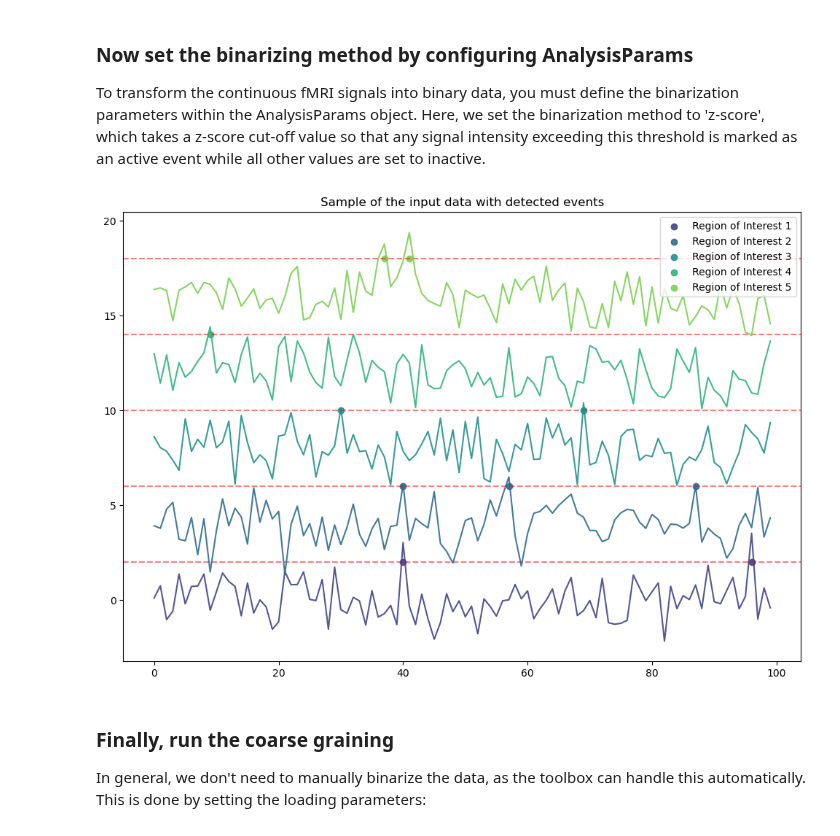
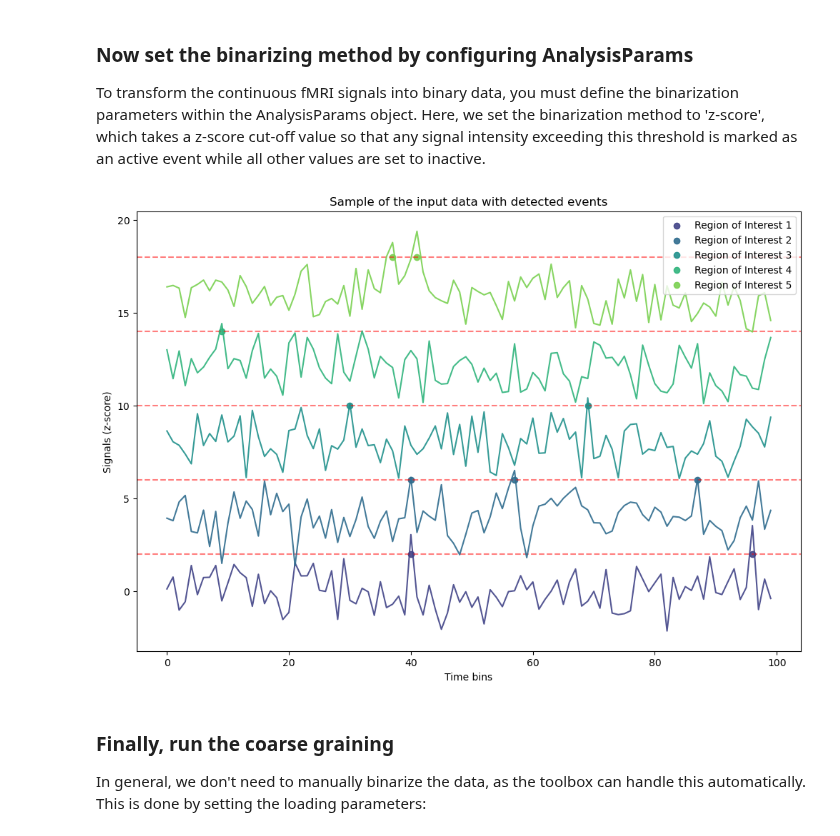
Before and after one commit to Damiaom/prg_toolbox, a Jupyter notebook: example_notebooks/example_fMRI_data.ipynb, the cells around one changed output. Saved outputs shown, nothing was run; the diff lists cells and outputs as text; code cells hidden in the pictures.

Commit message:
added missing axes in figure 2 of example_fMRI_data.ipynb

```diff
--- a/example_notebooks/example_fMRI_data.ipynb
+++ b/example_notebooks/example_fMRI_data.ipynb
@@ -43,17 +43,19 @@ To transform the continuous fMRI signals into binary data, you must define the b
 # %%
 binary_array = prg.tools.binarize_data(data, binary_method='zscore_threshold', zscore_threshold=2)
 
 fig = plt.figure(figsize=(12,8))
 for i in range(5):
     plt.axhline(y=4*i+2, color='red', linestyle='--', alpha=0.5)
     plt.plot(some_bins, 4*i + zscore(data[i][some_bins]), color=colors[i], alpha=0.9)
     events = np.where(binary_array[i][some_bins] == 1)[0]
     plt.scatter(some_bins[events], (4*i + 2)*np.ones(len(events)), marker = 'o', color=colors[i], alpha=0.9, label=f"Region of Interest {i+1}")
 plt.legend()
 plt.title("Sample of the input data with detected events")
+plt.xlabel("Time bins")
+plt.ylabel("Signals (z-score)")
 clear_output(wait=True)
 # %% [output]
-[figure, old version]
+[figure, new version]
 # %% [markdown]
 ### Finally, run the coarse graining
 
```
Also changed, not shown: parts of 1 cell of this notebook.
